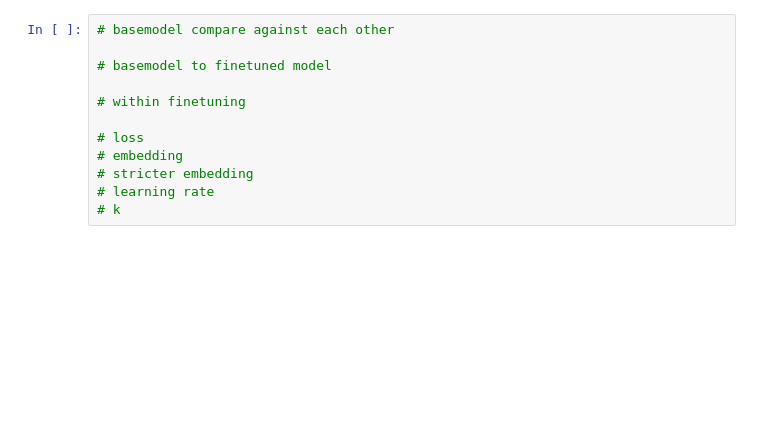
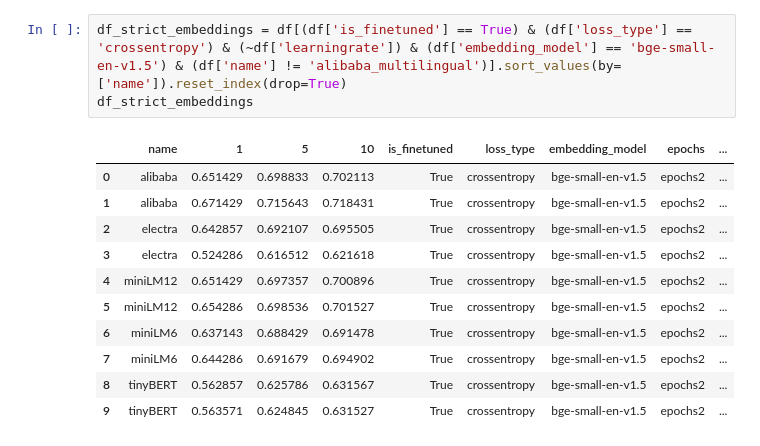
Before and after one commit to AIR25-CheckThat-Group1/CheckThat-ScientificClaimSourceRetrieval, a Jupyter notebook: results.ipynb, the cells around one changed output. Cells and saved outputs as stored; diff of their text form; blank space fills up the shorter version.

```diff
--- a/results.ipynb
+++ b/results.ipynb
@@ -374,12 +374,15 @@ df_finetuning
-# %%
-# basemodel compare against each other
-
-# basemodel to finetuned model
-
-# within finetuning
-
-# loss
-# embedding
-# stricter embedding
-# learning rate
-# k
+# %%
+df_strict_embeddings = df[(df['is_finetuned'] == True) & (df['loss_type'] == 'crossentropy') & (~df['learningrate']) & (df['embedding_model'] == 'bge-small-en-v1.5') & (df['name'] != 'alibaba_multilingual')].sort_values(by=['name']).reset_index(drop=True)
+df_strict_embeddings
+# %% [output]
+|  | name | 1 | 5 | 10 | is_finetuned | loss_type | embedding_model | epochs | ... |
+| 0 | alibaba | 0.651429 | 0.698833 | 0.702113 | True | crossentropy | bge-small-en-v1.5 | epochs2 | ... |
+| 1 | alibaba | 0.671429 | 0.715643 | 0.718431 | True | crossentropy | bge-small-en-v1.5 | epochs2 | ... |
+| 2 | electra | 0.642857 | 0.692107 | 0.695505 | True | crossentropy | bge-small-en-v1.5 | epochs2 | ... |
+| 3 | electra | 0.524286 | 0.616512 | 0.621618 | True | crossentropy | bge-small-en-v1.5 | epochs2 | ... |
+| 4 | miniLM12 | 0.651429 | 0.697357 | 0.700896 | True | crossentropy | bge-small-en-v1.5 | epochs2 | ... |
+| 5 | miniLM12 | 0.654286 | 0.698536 | 0.701527 | True | crossentropy | bge-small-en-v1.5 | epochs2 | ... |
+| 6 | miniLM6 | 0.637143 | 0.688429 | 0.691478 | True | crossentropy | bge-small-en-v1.5 | epochs2 | ... |
+| 7 | miniLM6 | 0.644286 | 0.691679 | 0.694902 | True | crossentropy | bge-small-en-v1.5 | epochs2 | ... |
+| 8 | tinyBERT | 0.562857 | 0.625786 | 0.631567 | True | crossentropy | bge-small-en-v1.5 | epochs2 | ... |
+| 9 | tinyBERT | 0.563571 | 0.624845 | 0.631527 | True | crossentropy | bge-small-en-v1.5 | epochs2 | ... |
```
Also changed, not shown: parts of 3 cells of this notebook.
